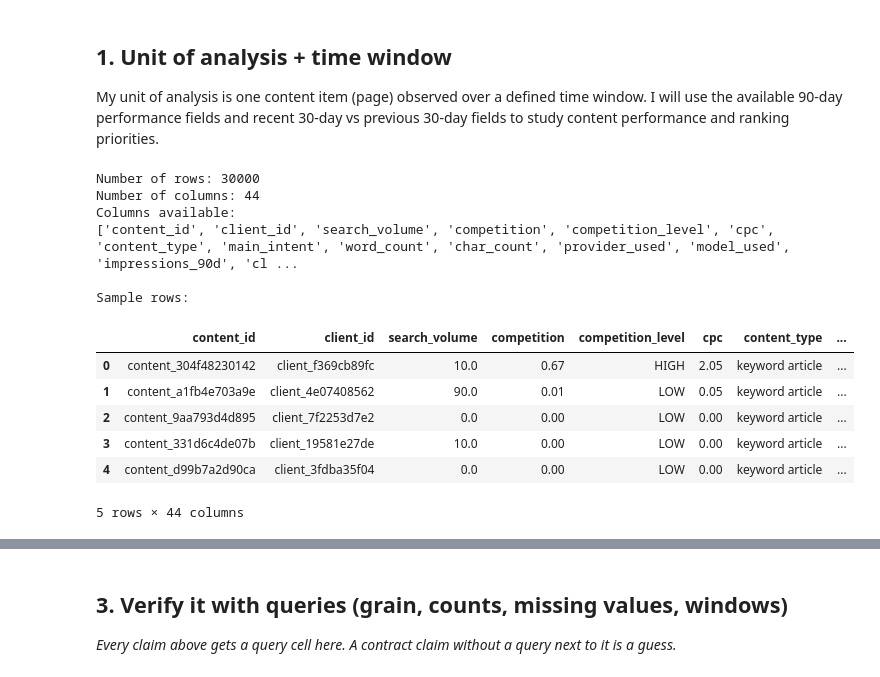
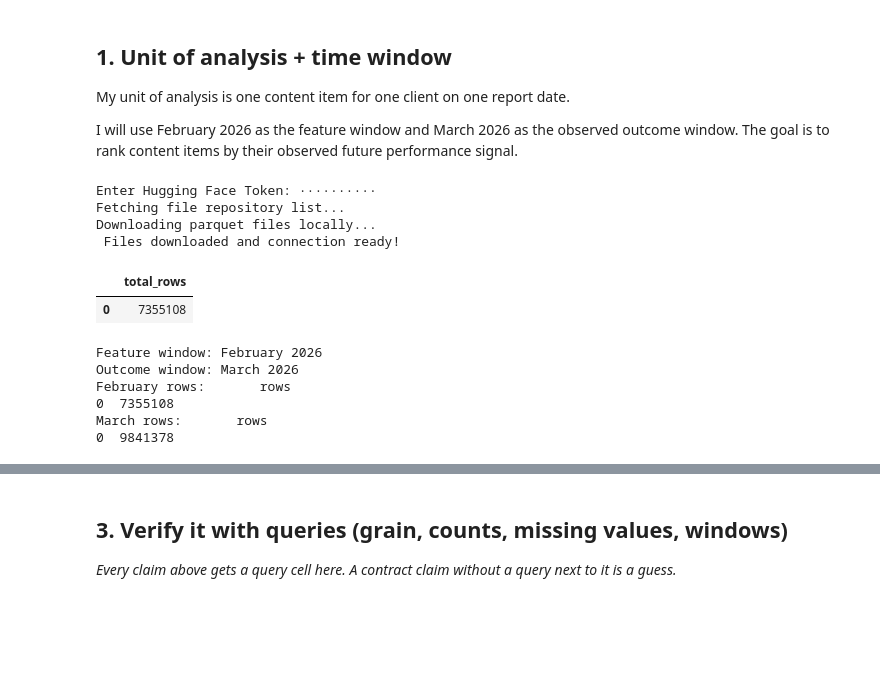
Before and after one commit to NadaFouad461/flyrank-ml-internship, a Jupyter notebook: work/notebooks/w03_data_contract.ipynb, the cells around one changed output, grey strips where cells are left out. Saved outputs shown, nothing was run; the diff lists cells and outputs as text; code cells hidden in the pictures; blank space fills up the shorter version.

```diff
--- a/work/notebooks/w03_data_contract.ipynb
+++ b/work/notebooks/w03_data_contract.ipynb
@@ -9,36 +9,69 @@ This skeleton is yours to fill. Work the sections **in order** — each one has
 # %% [markdown]
 ## 1. Unit of analysis + time window
 
+My unit of analysis is one content item for one client on one report date.
 
-My unit of analysis is one content item (page) observed over a defined time window. I will use the available 90-day performance fields and recent 30-day vs previous 30-day fields to study content performance and ranking priorities.
+I will use February 2026 as the feature window and March 2026 as the observed outcome window. The goal is to rank content items by their observed future performance signal.
 # %%
-import pandas as pd
+%pip -q install duckdb huggingface_hub
 
-url = "https://raw.githubusercontent.com/NadaFouad461/flyrank-ml-internship/main/data/raw/content_refresh_anonymized.csv"
+import getpass
+import duckdb
+from huggingface_hub import login, hf_hub_download, list_repo_files
 
-df = pd.read_csv(url)
+#  Enter HF Token manually
+HF_TOKEN = getpass.getpass("Enter Hugging Face Token: ")
 
-print("Number of rows:", len(df))
-print("Number of columns:", len(df.columns))
-print("Columns available:")
-print(df.columns.tolist())
+# Authenticate session
+login(token=HF_TOKEN)
 
-print("\nSample rows:")
-display(df.head())
+REPO_ID = "FlyRank/internship-warehouse"
+
+print("Fetching file repository list...")
+all_files = list_repo_files(repo_id=REPO_ID, repo_type="dataset", token=HF_TOKEN)
+
+feb_files = [f for f in all_files if "month=2026-02" in f and f.endswith(".parquet")]
+mar_files = [f for f in all_files if "month=2026-03" in f and f.endswith(".parquet")]
+
+print("Downloading parquet files locally...")
+local_feb_paths = [hf_hub_download(repo_id=REPO_ID, filename=f, repo_type="dataset", token=HF_TOKEN) for f in feb_files]
+local_mar_paths = [hf_hub_download(repo_id=REPO_ID, filename=f, repo_type="dataset", token=HF_TOKEN) for f in mar_files]
+
+#  Connect DuckDB to local files
+con = duckdb.connect()
+
+FACT_FEB = f"read_parquet({local_feb_paths})"
+FACT_MAR = f"read_parquet({local_mar_paths})"
+
+print(" Files downloaded and connection ready!")
+
+test = con.sql(f"SELECT COUNT(*) AS total_rows FROM {FACT_FEB}").df()
+display(test)
 # %% [output]
-Number of rows: 30000
-Number of columns: 44
-Columns available:
-['content_id', 'client_id', 'search_volume', 'competition', 'competition_level', 'cpc', 'content_type', 'main_intent', 'word_count', 'char_count', 'provider_used', 'model_used', 'impressions_90d', 'cl ...
-
-Sample rows:
+Enter Hugging Face Token: ··········
+Fetching file repository list...
+Downloading parquet files locally...
+ Files downloaded and connection ready!
-|  | content_id | client_id | search_volume | competition | competition_level | cpc | content_type | ... |
-| 0 | content_304f48230142 | client_f369cb89fc | 10.0 | 0.67 | HIGH | 2.05 | keyword article | ... |
-| 1 | content_a1fb4e703a9e | client_4e07408562 | 90.0 | 0.01 | LOW | 0.05 | keyword article | ... |
-| 2 | content_9aa793d4d895 | client_7f2253d7e2 | 0.0 | 0.00 | LOW | 0.00 | keyword article | ... |
-| 3 | content_331d6c4de07b | client_19581e27de | 10.0 | 0.00 | LOW | 0.00 | keyword article | ... |
-| 4 | content_d99b7a2d90ca | client_3fdba35f04 | 0.0 | 0.00 | LOW | 0.00 | keyword article | ... |
+|  | total_rows |
+| 0 | 7355108 |
-5 rows × 44 columns
+# %%
+print("Feature window: February 2026")
+print("Outcome window: March 2026")
+
+print("February rows:", con.sql(
+    f"SELECT COUNT(*) AS rows FROM {FACT_FEB}"
+).df())
+
+print("March rows:", con.sql(
+    f"SELECT COUNT(*) AS rows FROM {FACT_MAR}"
+).df())
+# %% [output]
+Feature window: February 2026
+Outcome window: March 2026
+February rows:       rows
+0  7355108
+March rows:       rows
+0  9841378
 # %% [markdown]
 ## 2. Fields: feature / label / context / excluded
 
```
Also changed, not shown: parts of 7 cells of this notebook.
